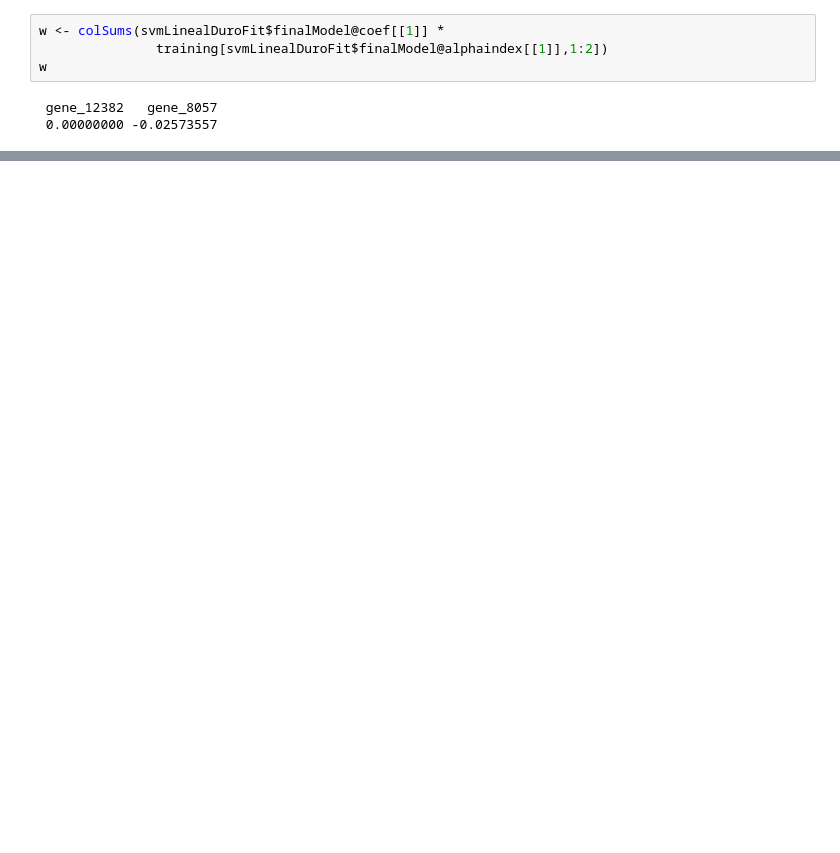
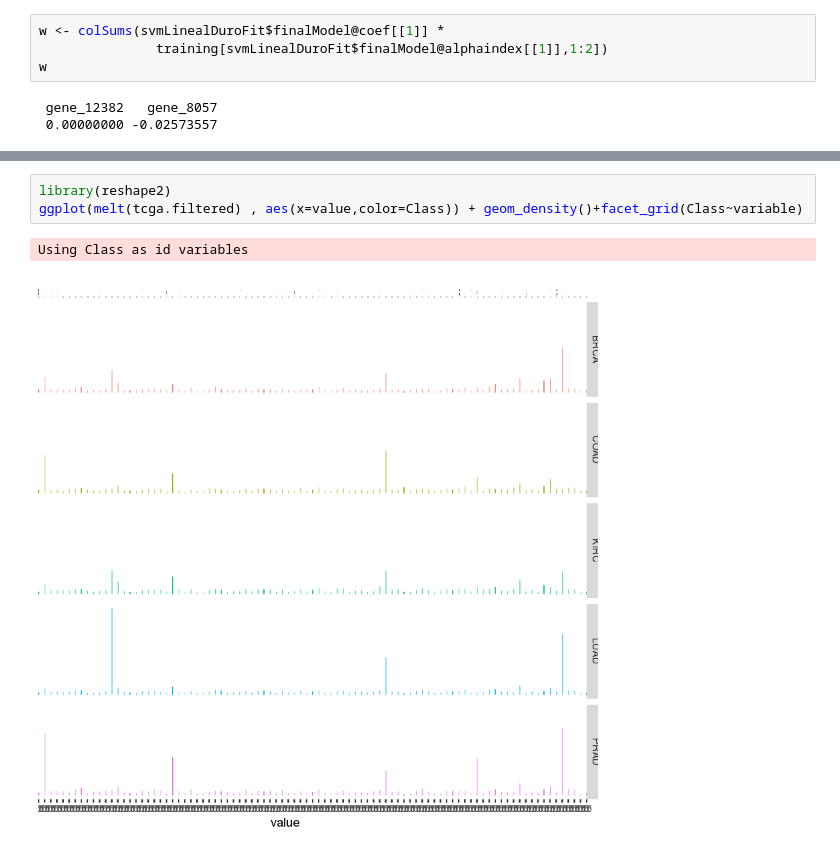
Before and after one commit to thewilly/GIISOF01-4-008-Sistemas-Inteligentes, a Jupyter notebook: aprendizaje-automatico/2018-12-26-si-aprendizaje.ipynb, the cells around one changed output, grey strips where cells are left out. Drawn from its saved outputs; the diff is of its cells as text; blank space fills up the shorter version.

```diff
--- a/aprendizaje-automatico/2018-12-26-si-aprendizaje.ipynb
+++ b/aprendizaje-automatico/2018-12-26-si-aprendizaje.ipynb
@@ -456 +412,7 @@ head(tcga.filtered)
+# %%
+library(reshape2)
+ggplot(melt(tcga.filtered) , aes(x=value,color=Class)) + geom_density()+facet_grid(Class~variable)
+# %% [output]
+Using Class as id variables
+[figure, added]
 # %%
```
Also changed, not shown: parts of 60 cells of this notebook.
